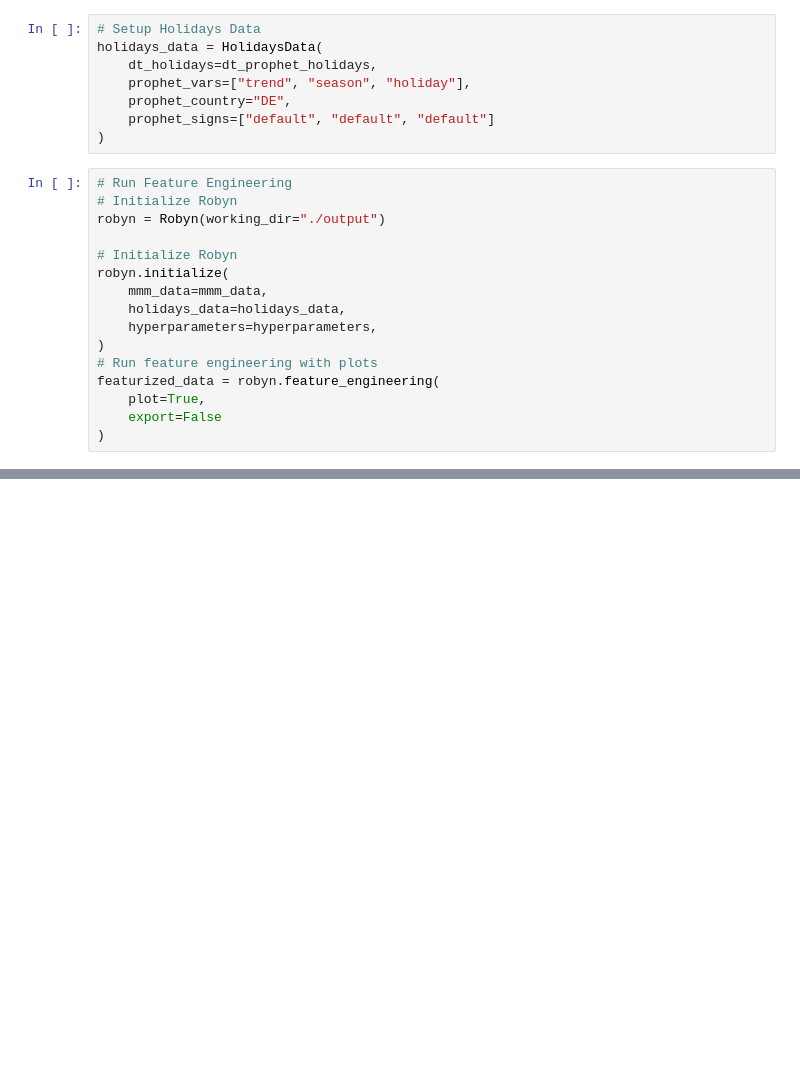
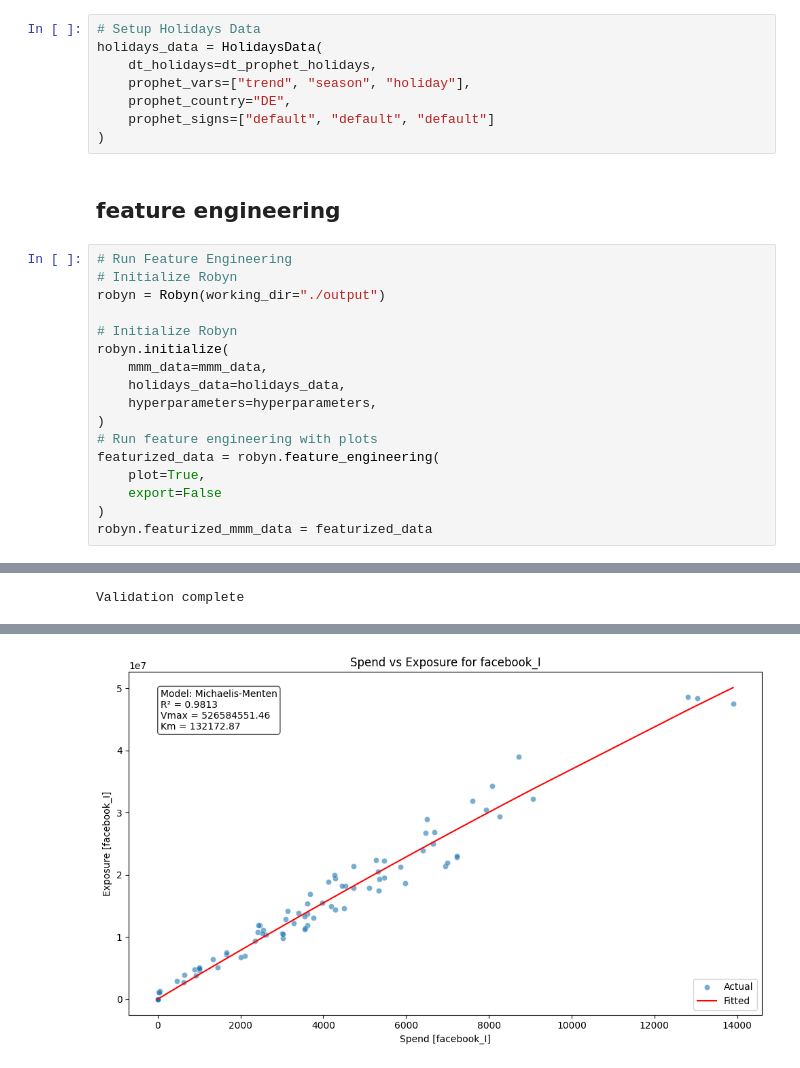
Before and after one commit to facebookexperimental/Robyn, a Jupyter notebook: python/src/robyn/tutorials/tutorial8_visualizer.ipynb, the cells around one changed output, grey strips where cells are left out. Drawn from its saved outputs; the diff is of its cells as text; blank space fills up the shorter version.

```diff
--- a/python/src/robyn/tutorials/tutorial8_visualizer.ipynb
+++ b/python/src/robyn/tutorials/tutorial8_visualizer.ipynb
@@ -77,6 +82,8 @@ holidays_data = HolidaysData(
     prophet_country="DE",
     prophet_signs=["default", "default", "default"]
 )
+# %% [markdown]
+## feature engineering
 # %%
 # Run Feature Engineering
 # Initialize Robyn
@@ -93,3 +100,5 @@ featurized_data = robyn.feature_engineering(
     plot=True,
     export=False
 )
+robyn.featurized_mmm_data = featurized_data
+# %% [output]
@@ -95,0 +124 @@ featurized_data = robyn.feature_engineering(
+Validation complete
@@ -95,0 +142 @@ featurized_data = robyn.feature_engineering(
+[figure, added]
```
Also changed, not shown: parts of 8 cells of this notebook, 22 other files.
